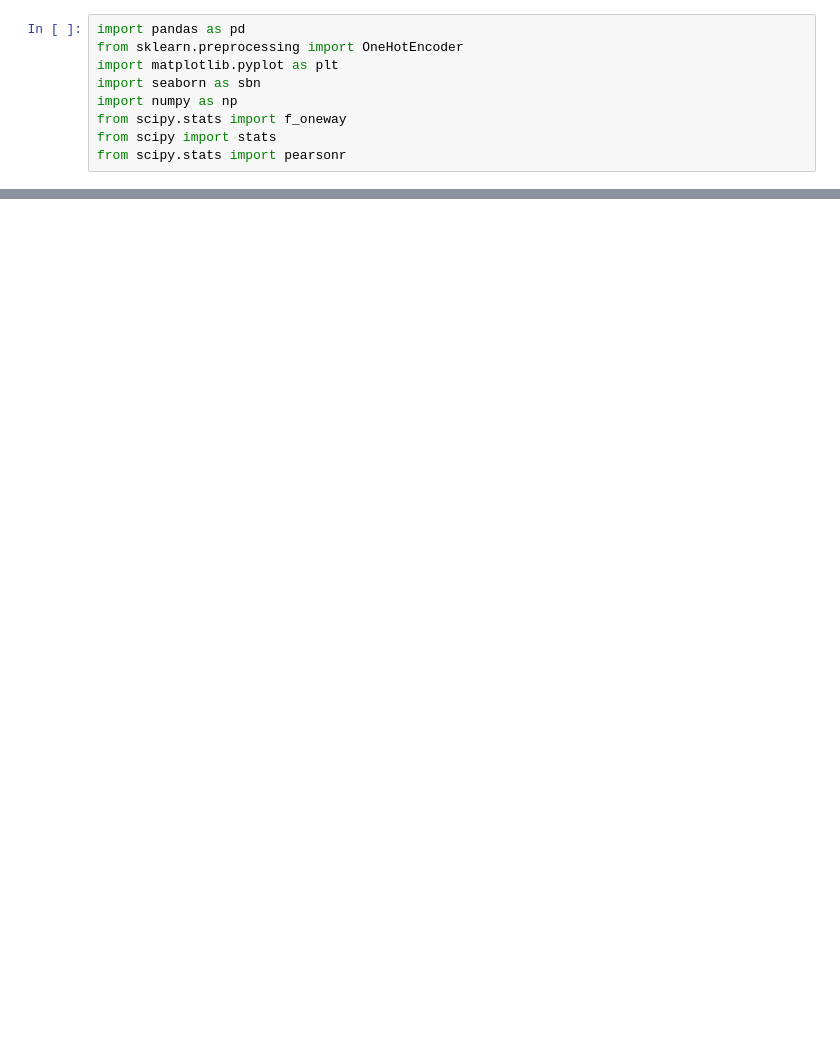
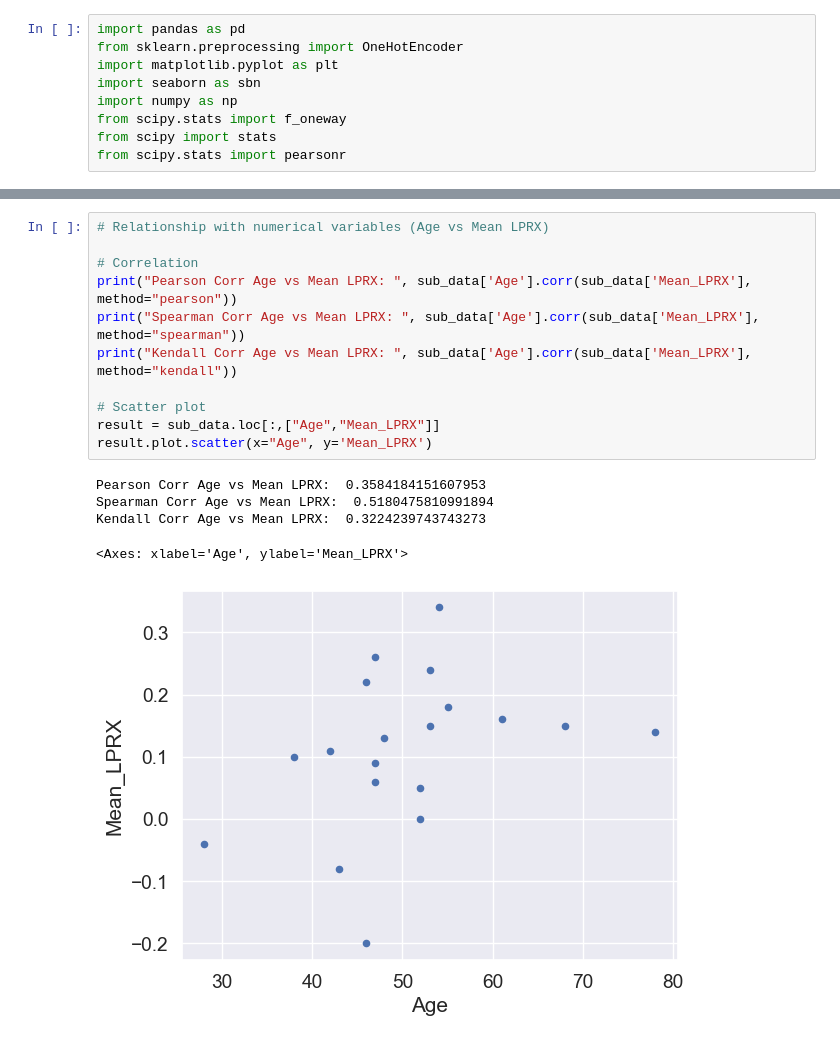
Before and after one commit to palolo02/ComputerVision, a Jupyter notebook: analysis.ipynb, the cells around one changed output, grey strips where cells are left out. Saved outputs shown, nothing was run; the diff lists cells and outputs as text; blank space fills up the shorter version.

```diff
--- a/analysis.ipynb
+++ b/analysis.ipynb
@@ -326,0 +96,17 @@ data
+# %%
+# Relationship with numerical variables (Age vs Mean LPRX)
+
+# Correlation
+print("Pearson Corr Age vs Mean LPRX: ", sub_data['Age'].corr(sub_data['Mean_LPRX'], method="pearson"))
+print("Spearman Corr Age vs Mean LPRX: ", sub_data['Age'].corr(sub_data['Mean_LPRX'], method="spearman"))
+print("Kendall Corr Age vs Mean LPRX: ", sub_data['Age'].corr(sub_data['Mean_LPRX'], method="kendall"))
+
+# Scatter plot
+result = sub_data.loc[:,["Age","Mean_LPRX"]]
+result.plot.scatter(x="Age", y='Mean_LPRX')
+# %% [output]
+Pearson Corr Age vs Mean LPRX:  0.3584184151607953
+Spearman Corr Age vs Mean LPRX:  0.5180475810991894
+Kendall Corr Age vs Mean LPRX:  0.3224239743743273
+<Axes: xlabel='Age', ylabel='Mean_LPRX'>
+[figure, added]
```
Also changed, not shown: parts of 41 cells of this notebook, 1 other file.
